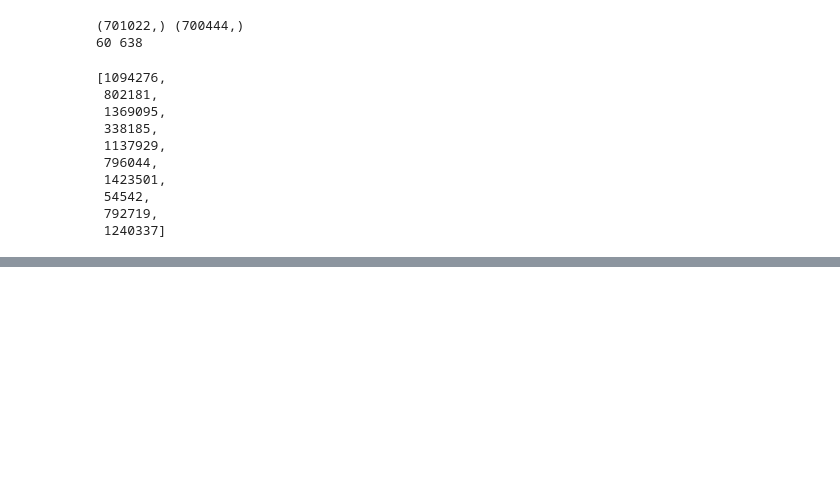
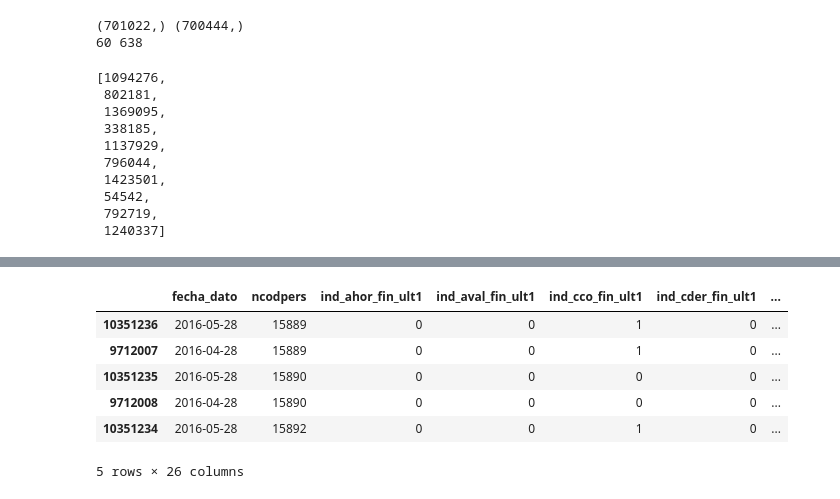
Before and after one commit to sergioml/degree_project, a Jupyter notebook: keep_working_part3.ipynb, the cells around one changed output, grey strips where cells are left out. Saved outputs shown, nothing was run; the diff lists cells and outputs as text; code cells hidden in the pictures; blank space fills up the shorter version.

```diff
--- a/keep_working_part3.ipynb
+++ b/keep_working_part3.ipynb
@@ -227,0 +251,10 @@ list(set_last_month - set_penultimate_month)[:10]
+# %%
+df_two_months.sort_values(['ncodpers']).head()
+# %% [output]
+|  | fecha_dato | ncodpers | ind_ahor_fin_ult1 | ind_aval_fin_ult1 | ind_cco_fin_ult1 | ind_cder_fin_ult1 | ... |
+| 10351236 | 2016-05-28 | 15889 | 0 | 0 | 1 | 0 | ... |
+| 9712007 | 2016-04-28 | 15889 | 0 | 0 | 1 | 0 | ... |
+| 10351235 | 2016-05-28 | 15890 | 0 | 0 | 0 | 0 | ... |
+| 9712008 | 2016-04-28 | 15890 | 0 | 0 | 0 | 0 | ... |
+| 10351234 | 2016-05-28 | 15892 | 0 | 0 | 1 | 0 | ... |
+5 rows × 26 columns
```
Also changed, not shown: parts of 9 cells of this notebook.
